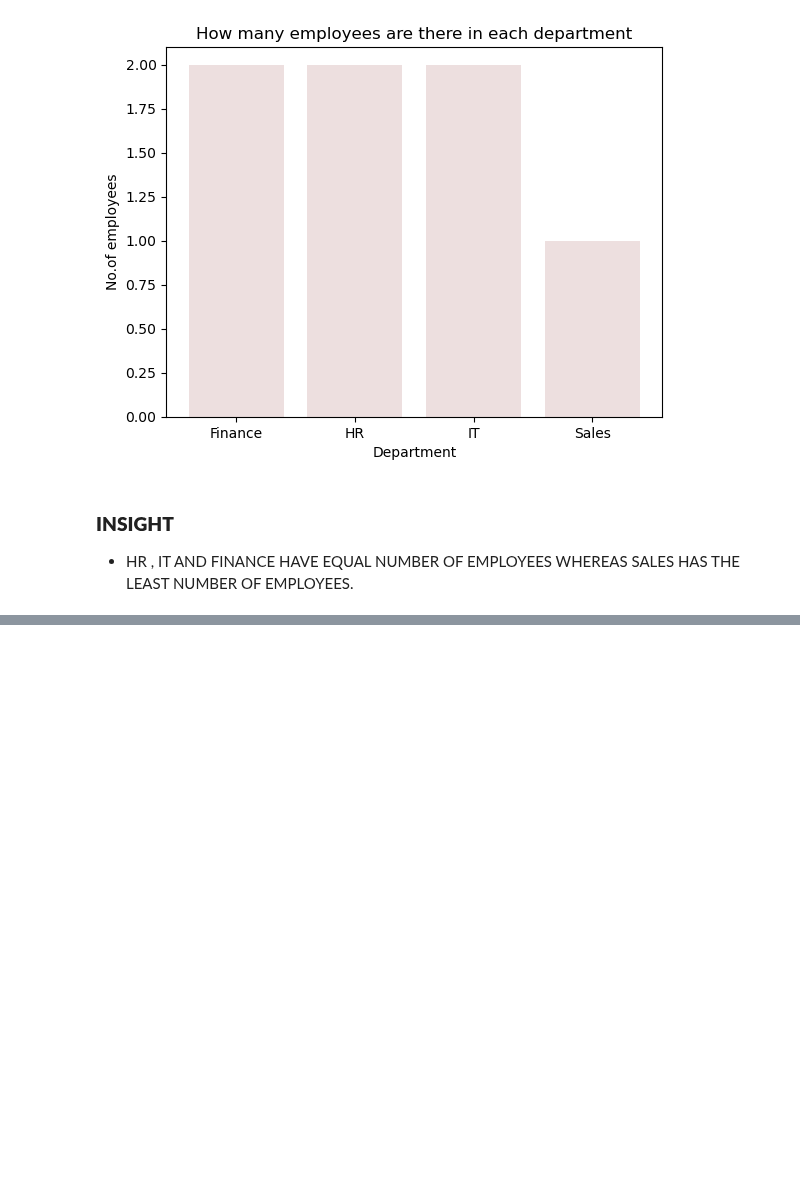
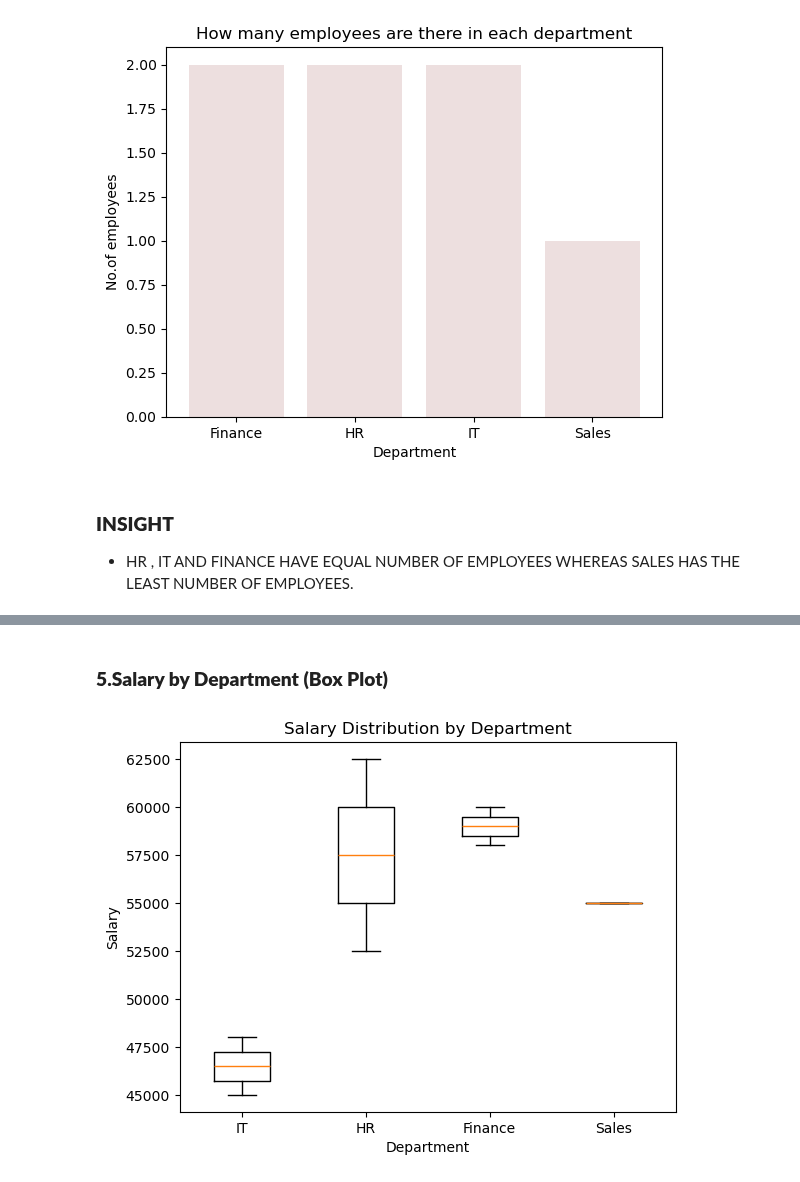
Before and after one commit to sayali-devkar/data_analysis_learning, a Jupyter notebook: pandas/practice/Cleaning_messy_Dates.ipynb, the cells around one changed output, grey strips where cells are left out. Drawn from its saved outputs; the diff is of its cells as text; code cells hidden in the pictures; blank space fills up the shorter version.

```diff
--- a/pandas/practice/Cleaning_messy_Dates.ipynb
+++ b/pandas/practice/Cleaning_messy_Dates.ipynb
@@ -136,0 +166,19 @@ plt.show()
+# %% [markdown]
+### **5.Salary by Department (Box Plot)**
+# %%
+departments = df["Department"].unique()
+
+salary_data = [
+    df[df["Department"] == dept]["Salary"]
+    for dept in departments
+]
+
+plt.boxplot(salary_data, tick_labels=departments)
+
+plt.title("Salary Distribution by Department")
+plt.xlabel("Department")
+plt.ylabel("Salary")
+
+plt.show()
+# %% [output]
+[figure, added]
```
Also changed, not shown: parts of 5 cells of this notebook.
